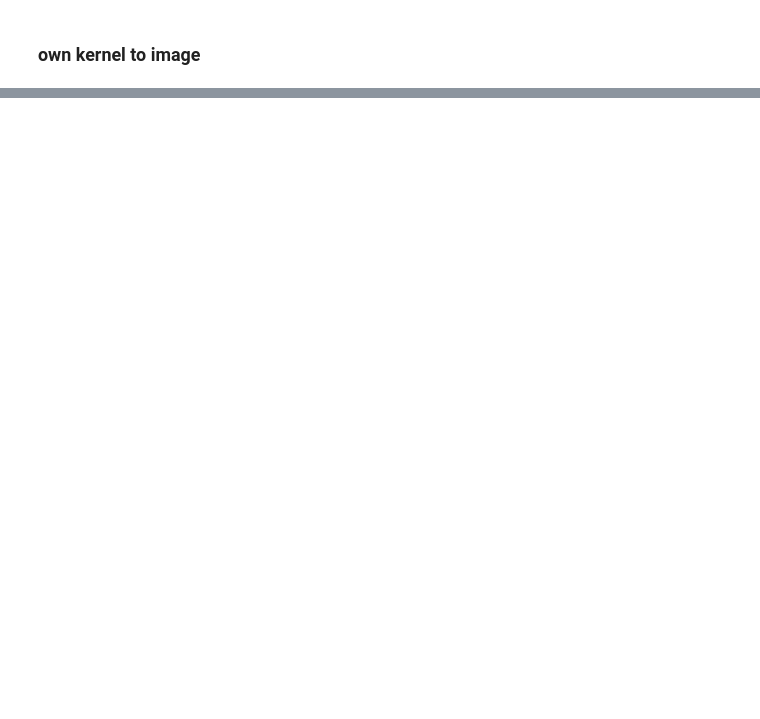
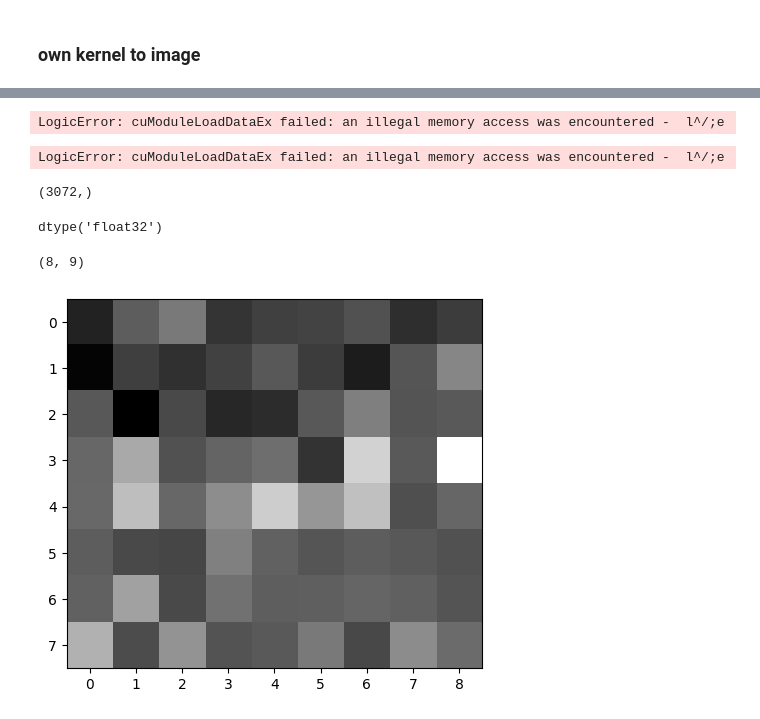
Before and after one commit to Bronomor/HashMaster, a Jupyter notebook: 3.cuLSH/cuLSH.ipynb, the cells around one changed output, grey strips where cells are left out. Cells and saved outputs as stored; diff of their text form; code cells hidden in the pictures; blank space fills up the shorter version.

Commit message:
first kernels with CUDA API

```diff
--- a/3.cuLSH/cuLSH.ipynb
+++ b/3.cuLSH/cuLSH.ipynb
@@ -230,0 +341,79 @@ def bilinear_interpolation(x, y, points):
+# %%
+mod = SourceModule("""
+__global__ void ResizeAndGrayOneImage2D(float*** image, float** hash, int rows, int columns, int new_rows, int new_cols)
+{
+    int row = blockDim.y * blockIdx.y + threadIdx.y;
+    int col = blockDim.x * blockIdx.x + threadIdx.x;
+
+    if( row >= new_rows || col >= new_cols ) return;
+
+    float factor_columns = columns / new_cols;
+    float factor_rows = rows / new_rows;
+
+    int new_row = row * factor_rows;
+    int new_col = col * factor_columns;
+
+    auto pixel = 0.2989 * image[new_col][new_row][0] + 0.5870 * image[new_col][new_row][1] + 0.1140 * image[new_col][new_row][2];
+
+    hash[col][row] = pixel;
+}
+
+""")
+
+your_kernel_2D = mod.get_function("ResizeAndGrayOneImage2D")
+# %% [output]
+LogicError: cuModuleLoadDataEx failed: an illegal memory access was encountered -  l^/;e
+# %%
+### PyCUDA error - working properly only for floats
+### LogicError - not know why, po prostu tak sobie wyskoczył
+
+mod = SourceModule("""
+__global__ void ResizeAndGrayOneImage(float* image, float* hash, int pixels, int new_rows, int new_cols)
+{
+    extern __shared__ int sdata[];
+
+    int idx         = threadIdx.x + blockIdx.x * blockDim.x;
+    float newPixels = new_rows * new_cols;
+
+    //if (idx >= newPixels) return;
+
+    float factor           = pixels / newPixels;
+    const auto pixelToTake = (int)(idx*factor);
+
+
+    auto pixel = 0.2989 * image[pixelToTake] + 0.5870 * image[1024+pixelToTake] + 0.1140 * image[2048+pixelToTake];
+
+    hash[idx] = pixel;
+}
+
+""")
+
+your_kernel = mod.get_function("ResizeAndGrayOneImage")
+# %% [output]
+LogicError: cuModuleLoadDataEx failed: an illegal memory access was encountered -  l^/;e
+# %%
+special_image2.shape
+# %% [output]
+(3072,)
+# %%
+b = numpy.zeros(72).astype(numpy.float32)
+b.dtype
+# %% [output]
+dtype('float32')
+# %%
+# max threads = 1024
+# max blocks = 65535
+
+your_kernel(drv.In(special_image2.astype(numpy.float32)), drv.Out(b), np.int32(1024) , np.int32(8) , np.int32(9),
+            block=(72,1,1))
+
+#np.set_printoptions(suppress = False)
+b_respace = np.reshape(b, (8, 9))
+b_respace.shape
+# %% [output]
+(8, 9)
+# %%
+plt.imshow(b_respace, cmap='gray')
+plt.show()
+# %% [output]
+[figure, added]
```
Also changed, not shown: parts of 46 cells of this notebook, 3 other files.
